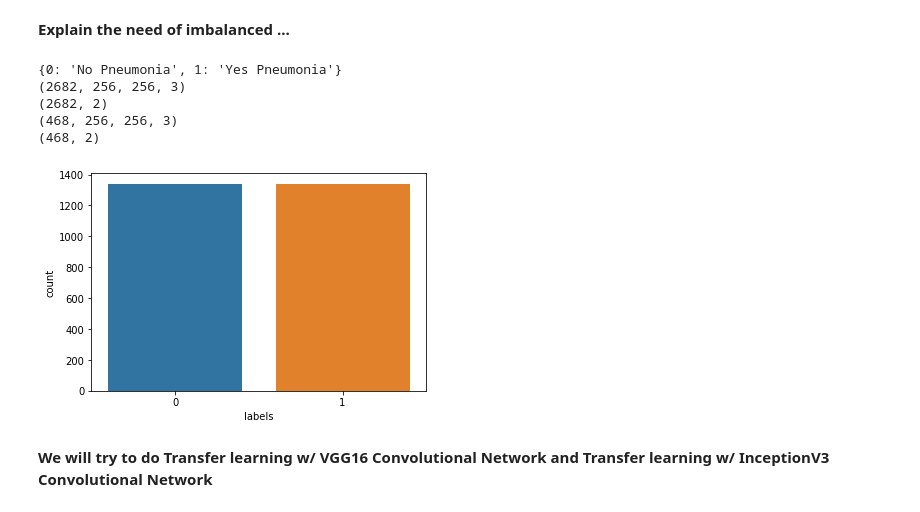
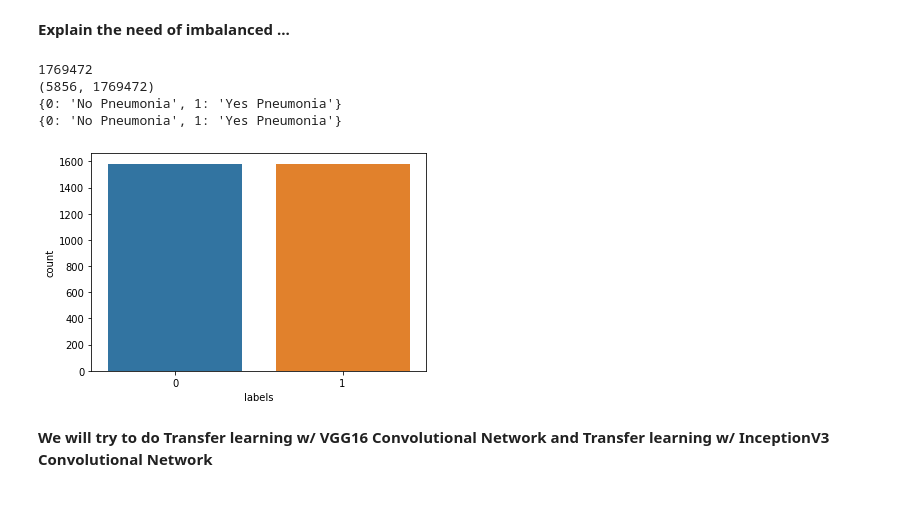
Before and after one commit to borodark/ie7860, a Jupyter notebook: Semester project.ipynb, the cells around one changed output. Saved outputs shown, nothing was run; the diff lists cells and outputs as text; code cells hidden in the pictures.

```diff
--- a/Semester project.ipynb
+++ b/Semester project.ipynb
@@ -134,15 +112,0 @@ plotHistogram(X_train[12])
-# %%
-def plotter(i):
-
-    imagep1 = cv2.imread(train_dir+"PNEUMONIA/"+Pimages[i])
-    imagep1 = resize(imagep1, (150, 150, 3) , mode = 'reflect')
-    imagen1 = cv2.imread(train_dir+"NORMAL/"+Nimages[i])
-    imagen1 = resize(imagen1, (150, 150, 3))
-    pair = np.concatenate((imagen1, imagep1), axis=1)
-    print("(Left) - No Pneumonia Vs (Right) - Pneumonia")
-    print("-----------------------------------------------------------------------------------------------------------------------------------")
-    plt.figure(figsize=(24,16))
-    plt.imshow(pair)
-    plt.show()
-for i in range(5,10):
-    plotter(i)
@@ -180,54 +124,42 @@ print(dict_characters)
 # %% [markdown]
 **Explain the need of imbalanced ...**
 # %%
-# Deal with imbalanced class sizes below
+# Deal with imbalanced class sizes
 # Make Data 1D for compatability upsampling methods
 from imblearn.under_sampling import RandomUnderSampler
+import pandas as pd
+X_ = X.shape[1]*X.shape[2]*X.shape[3]
+print(X_)
+X_Flat = X.reshape(X.shape[0], X_)
+print(X_Flat.shape)
 
-X_trainShape = X_train.shape[1]*X_train.shape[2]*X_train.shape[3]
-X_testShape = X_test.shape[1]*X_test.shape[2]*X_test.shape[3]
-X_trainFlat = X_train.reshape(X_train.shape[0], X_trainShape)
-X_testFlat = X_test.reshape(X_test.shape[0], X_testShape)
-Y_train = y_train
-Y_test = y_test
-#ros = RandomOverSampler(sampling_strategy='auto')
+src_size  = 768
 ros = RandomUnderSampler(sampling_strategy='auto')
-X_trainRos, Y_trainRos = ros.fit_sample(X_trainFlat, Y_train)
-X_testRos, Y_testRos = ros.fit_sample(X_testFlat, Y_test)
+X_ros, Y_ros = ros.fit_sample(X_Flat, Y)
 # Encode labels to hot vectors (ex : 2 -> [0,0,1,0,0,0,0,0,0,0])
-Y_trainRosHot = to_categorical(Y_trainRos, num_classes = 2)
-Y_testRosHot = to_categorical(Y_testRos, num_classes = 2)
+Y_ros_hot = to_categorical(Y_ros, num_classes = 2)
 # Make Data 2D again
-for i in range(len(X_trainRos)):
-    height, width, channels = image_size,image_size,3
-    X_trainRosReshaped = X_trainRos.reshape(len(X_trainRos),height,width,channels)
-for i in range(len(X_testRos)):
-    height, width, channels = image_size,image_size,3
-    X_testRosReshaped = X_testRos.reshape(len(X_testRos),height,width,channels)
-import pandas as pd
+height, width, channels = src_size,src_size,3
+for i in range(len(X_ros)):
+    X_ = X_ros.reshape(len(X_ros),height,width,channels)
+
 # Plot Label Distribution
 dfRos = pd.DataFrame()
-dfRos["labels"]=Y_trainRos
+dfRos["labels"]=Y_ros
 labRos = dfRos['labels']
-df = pd.DataFrame()
-df["labels"]=y_train
-lab = df['labels']
-dist = lab.value_counts()
-distRos = lab.value_counts()
+
 # Plot Label Distribution
+import seaborn
 seaborn.countplot(labRos)
+print({0: 'No Pneumonia', 1: 'Yes Pneumonia'})
+
 print(dict_characters)
-print(X_trainRosReshaped.shape)
-print(Y_trainRosHot.shape)
-print(X_testRosReshaped.shape)
-print(Y_testRosHot.shape)
 # %% [output]
+1769472
+(5856, 1769472)
 {0: 'No Pneumonia', 1: 'Yes Pneumonia'}
-(2682, 256, 256, 3)
-(2682, 2)
-(468, 256, 256, 3)
-(468, 2)
+{0: 'No Pneumonia', 1: 'Yes Pneumonia'}
-[figure, old version]
+[figure, new version]
 # %% [markdown]
 **We will try to do Transfer learning w/ VGG16 Convolutional Network and Transfer learning w/ InceptionV3 Convolutional Network**
 # %%
```
Also changed, not shown: parts of 15 cells of this notebook, 7 other files.
